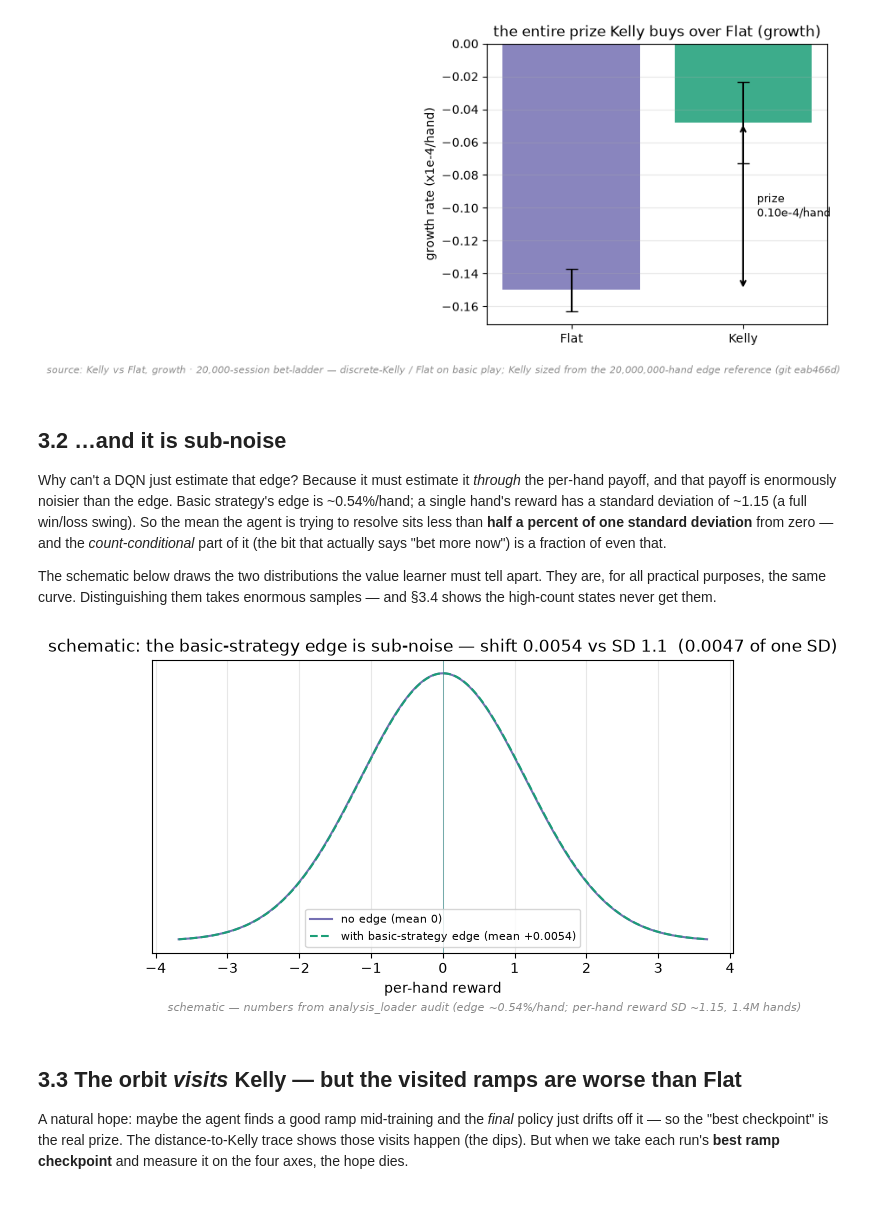
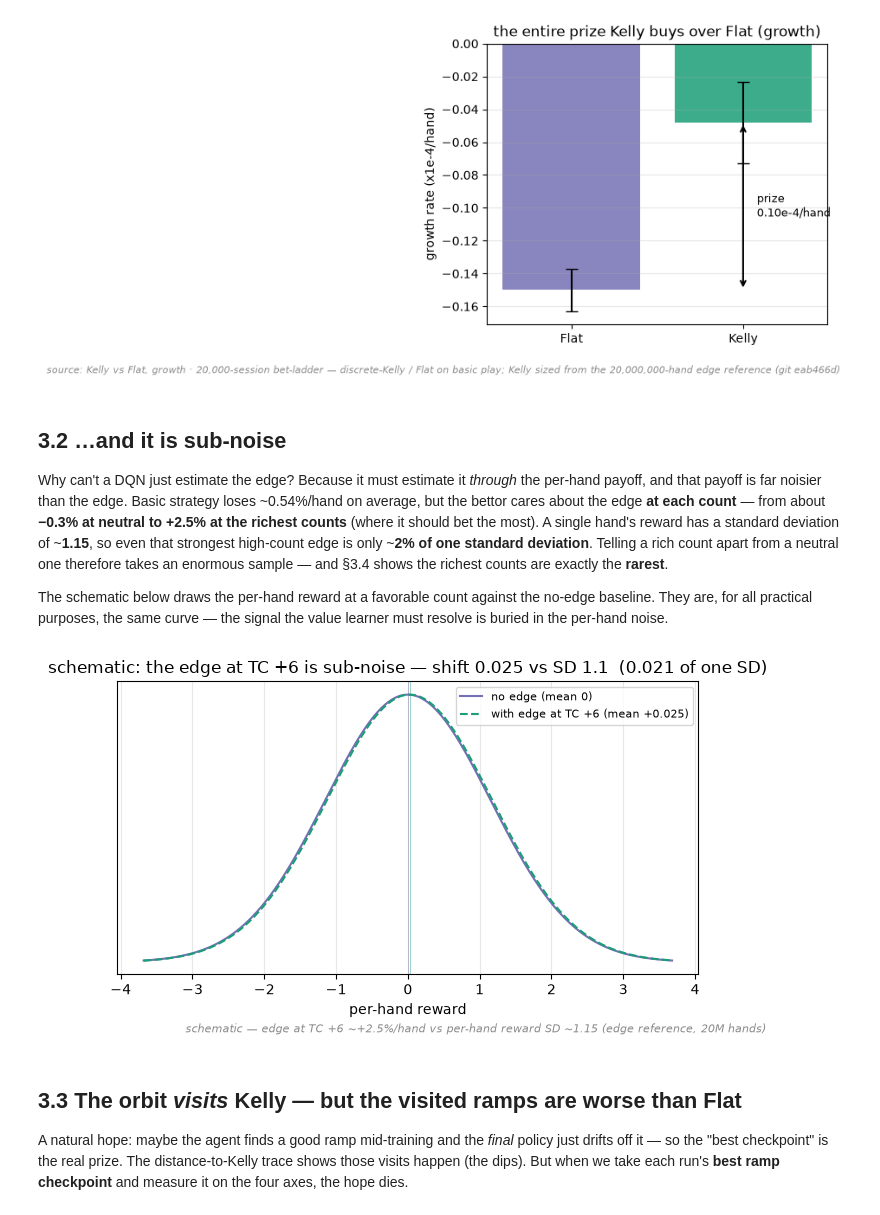
Before and after one commit to arda-basarici/blackjack-rl, a Jupyter notebook: analysis/session/chapters/ch3_thin_edge.ipynb, the cells around one changed output. Cells and saved outputs as stored; diff of their text form; code cells hidden in the pictures.

```diff
--- a/analysis/session/chapters/ch3_thin_edge.ipynb
+++ b/analysis/session/chapters/ch3_thin_edge.ipynb
@@ -28,8 +27,10 @@ runs = load_bet_runs()
 evals = load_bet_evals()
 AGENT_CFG = {"growth": {"bankroll_feature": "raw"}, "ruin": {"gamma": 0.95, "double": "off"}}
 
-# audited constants (analysis_loader): basic-strategy edge ~0.54%/hand, per-hand reward SD ~1.15
+# audited constants (edge reference): base edge ~0.54%/hand, per-hand reward SD ~1.15; the bettor's real
+# signal is the per-count edge (up to ~+2.5% at the richest counts — still sub-noise, and rarest where big)
 BASIC_EDGE_PER_HAND = 0.0054
+HIGH_COUNT_EDGE = 0.0246      # edge at TC +6, the richest count Kelly bets the max on
 PER_HAND_REWARD_SD = 1.15
 # %% [markdown]
 ### First, a positive control — the pipeline *can* learn Kelly
@@ -63,20 +64,21 @@ plot_prize_bar(regime="growth", note=ladder_provenance(role="Kelly vs Flat, grow
 # %% [markdown]
 ## 3.2 …and it is sub-noise
 
-Why can't a DQN just estimate that edge? Because it must estimate it *through* the per-hand payoff, and
-that payoff is enormously noisier than the edge. Basic strategy's edge is ~0.54%/hand; a single hand's
-reward has a standard deviation of ~1.15 (a full win/loss swing). So the mean the agent is trying to
-resolve sits less than **half a percent of one standard deviation** from zero — and the *count-conditional*
-part of it (the bit that actually says "bet more now") is a fraction of even that.
+Why can't a DQN just estimate the edge? Because it must estimate it *through* the per-hand payoff, and that
+payoff is far noisier than the edge. Basic strategy loses ~0.54%/hand on average, but the bettor cares about
+the edge **at each count** — from about **−0.3% at neutral to +2.5% at the richest counts** (where it should
+bet the most). A single hand's reward has a standard deviation of ~**1.15**, so even that strongest
+high-count edge is only ~**2% of one standard deviation**. Telling a rich count apart from a neutral one
+therefore takes an enormous sample — and §3.4 shows the richest counts are exactly the **rarest**.
 
-The schematic below draws the two distributions the value learner must tell apart. They are, for all
-practical purposes, the same curve. Distinguishing them takes enormous samples — and §3.4 shows the
-high-count states never get them.
+The schematic below draws the per-hand reward at a favorable count against the no-edge baseline. They are,
+for all practical purposes, the same curve — the signal the value learner must resolve is buried in the
+per-hand noise.
 # %%
-plot_signal_vs_noise(BASIC_EDGE_PER_HAND, PER_HAND_REWARD_SD, signal_label="basic-strategy edge",
-                     note="schematic — numbers from analysis_loader audit (edge ~0.54%/hand; per-hand reward SD ~1.15, 1.4M hands)")
+plot_signal_vs_noise(HIGH_COUNT_EDGE, PER_HAND_REWARD_SD, signal_label="edge at TC +6",
+                     note="schematic — edge at TC +6 ~+2.5%/hand vs per-hand reward SD ~1.15 (edge reference, 20M hands)")
 # %% [output]
-[figure, old version]
+[figure, new version]
 # %% [markdown]
 ## 3.3 The orbit *visits* Kelly — but the visited ramps are worse than Flat
 
```
Also changed, not shown: parts of 1 cell of this notebook, 9 other files.
